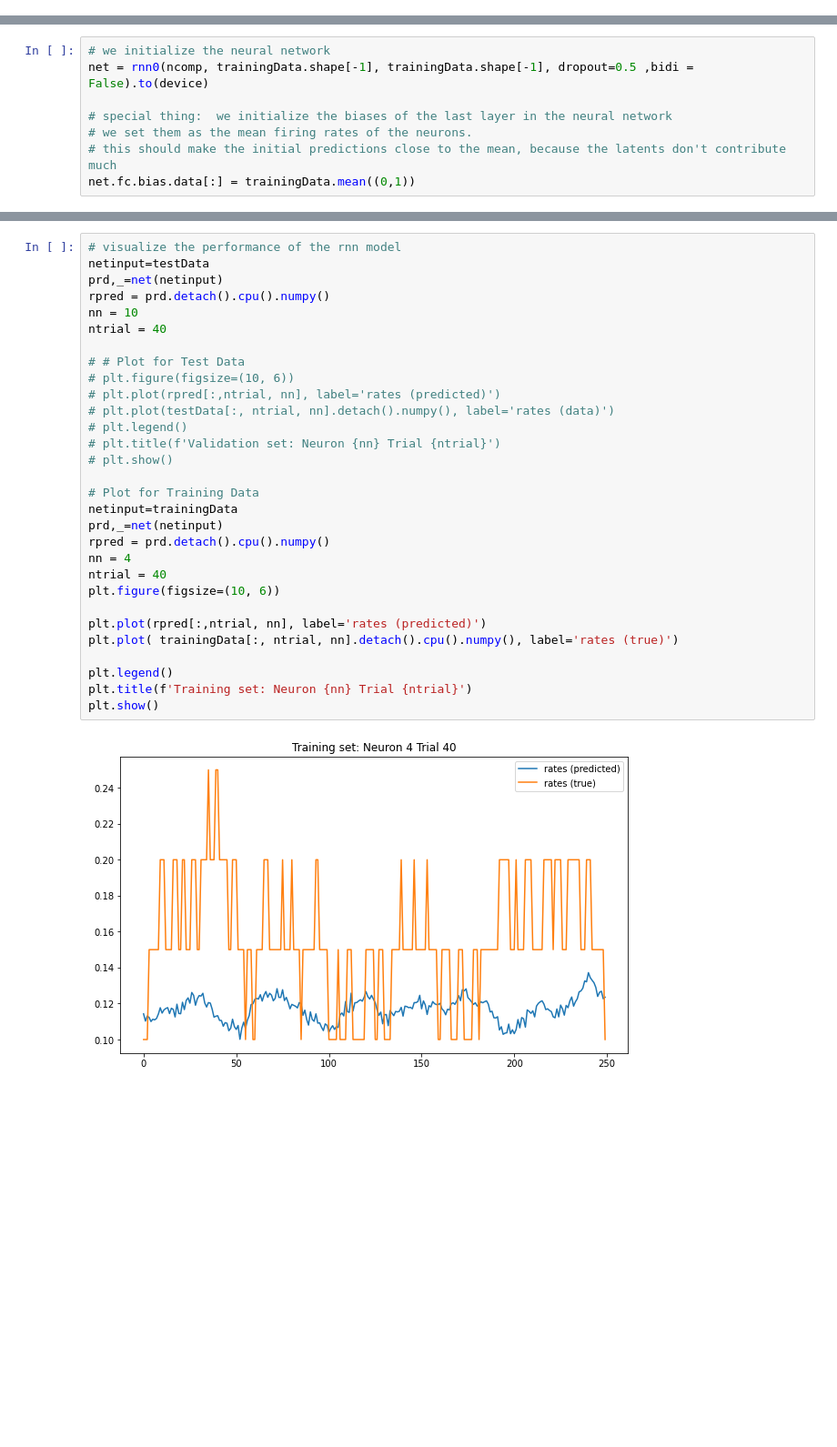
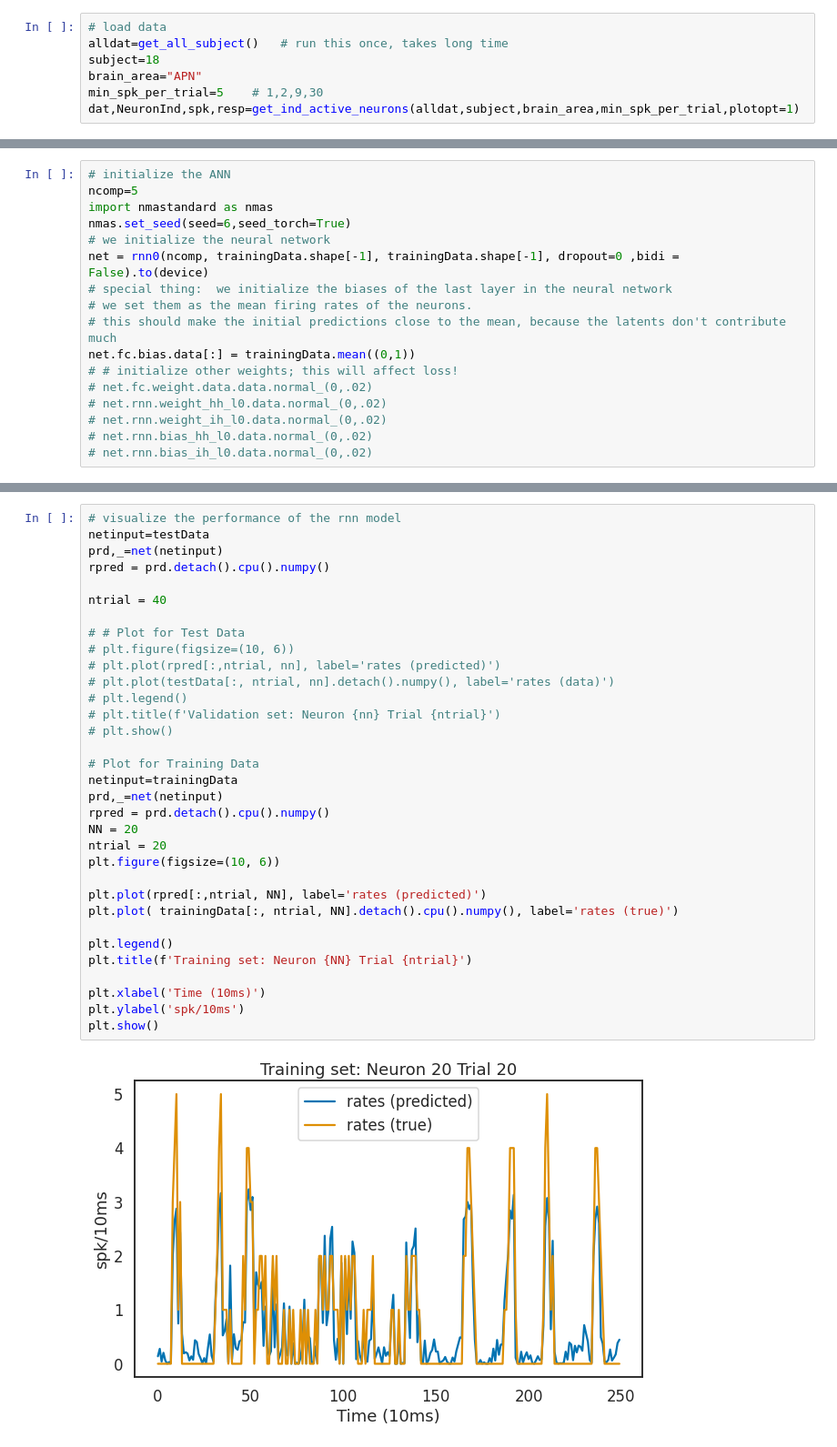
Before and after one commit to wanyuL/ReinforcementRats2021, a Jupyter notebook: RNN_Notebook.ipynb, the cells around one changed output, grey strips where cells are left out. Shown at 91% size. Cells and saved outputs as stored; diff of their text form; blank space fills up the shorter version.

```diff
--- a/RNN_Notebook.ipynb
+++ b/RNN_Notebook.ipynb
@@ -95,0 +41,7 @@ spk.shape # time, trial, neuron
+# %%
+# load data
+alldat=get_all_subject()   # run this once, takes long time
+subject=18
+brain_area="APN"
+min_spk_per_trial=5    # 1,2,9,30
+dat,NeuronInd,spk,resp=get_ind_active_neurons(alldat,subject,brain_area,min_spk_per_trial,plotopt=1)
@@ -121,8 +69,17 @@ testData = torch.from_numpy(spk[:, ntrials*4//5:, :]).to(device).float()
 # %%
+# initialize the ANN
+ncomp=5
+import nmastandard as nmas
+nmas.set_seed(seed=6,seed_torch=True)
 # we initialize the neural network
-net = rnn0(ncomp, trainingData.shape[-1], trainingData.shape[-1], dropout=0.5 ,bidi = False).to(device)
-
+net = rnn0(ncomp, trainingData.shape[-1], trainingData.shape[-1], dropout=0 ,bidi = False).to(device)
 # special thing:  we initialize the biases of the last layer in the neural network
 # we set them as the mean firing rates of the neurons.
 # this should make the initial predictions close to the mean, because the latents don't contribute much
 net.fc.bias.data[:] = trainingData.mean((0,1))
+# # initialize other weights; this will affect loss!
+# net.fc.weight.data.data.normal_(0,.02)
+# net.rnn.weight_hh_l0.data.normal_(0,.02)
+# net.rnn.weight_ih_l0.data.normal_(0,.02)
+# net.rnn.bias_hh_l0.data.normal_(0,.02)
+# net.rnn.bias_ih_l0.data.normal_(0,.02)
@@ -140,32 +103,35 @@ iteration 150, train_loss 0.2893 , val_loss 0.2802
 # %%
 # visualize the performance of the rnn model
 netinput=testData
 prd,_=net(netinput)
 rpred = prd.detach().cpu().numpy()
-nn = 10
+
 ntrial = 40
 
 # # Plot for Test Data
 # plt.figure(figsize=(10, 6))
 # plt.plot(rpred[:,ntrial, nn], label='rates (predicted)')
 # plt.plot(testData[:, ntrial, nn].detach().numpy(), label='rates (data)')
 # plt.legend()
 # plt.title(f'Validation set: Neuron {nn} Trial {ntrial}')
 # plt.show()
 
 # Plot for Training Data
 netinput=trainingData
 prd,_=net(netinput)
 rpred = prd.detach().cpu().numpy()
-nn = 4
-ntrial = 40
+NN = 20
+ntrial = 20
 plt.figure(figsize=(10, 6))
 
-plt.plot(rpred[:,ntrial, nn], label='rates (predicted)')
-plt.plot( trainingData[:, ntrial, nn].detach().cpu().numpy(), label='rates (true)')
+plt.plot(rpred[:,ntrial, NN], label='rates (predicted)')
+plt.plot( trainingData[:, ntrial, NN].detach().cpu().numpy(), label='rates (true)')
 
 plt.legend()
-plt.title(f'Training set: Neuron {nn} Trial {ntrial}')
+plt.title(f'Training set: Neuron {NN} Trial {ntrial}')
+
+plt.xlabel('Time (10ms)')
+plt.ylabel('spk/10ms')
 plt.show()
 # %% [output]
-[figure, old version]
+[figure, new version]
```
Also changed, not shown: parts of 20 cells of this notebook.
